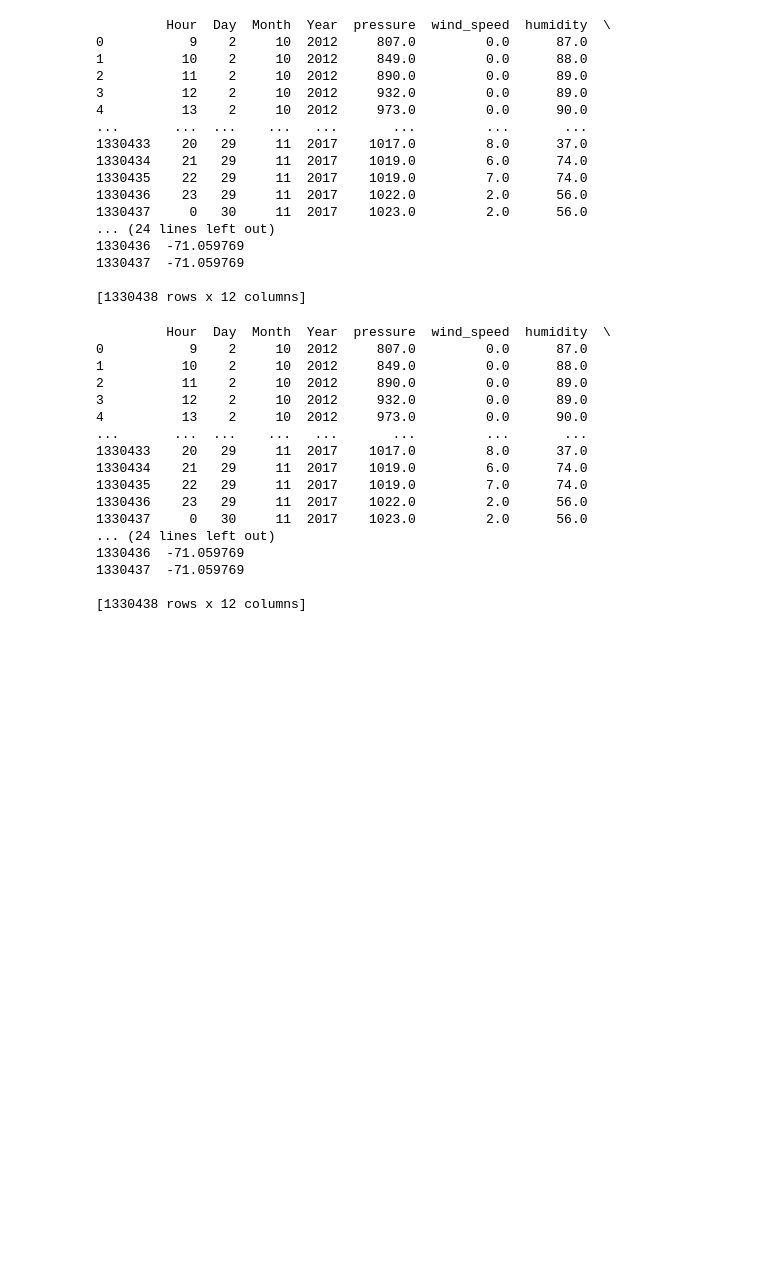
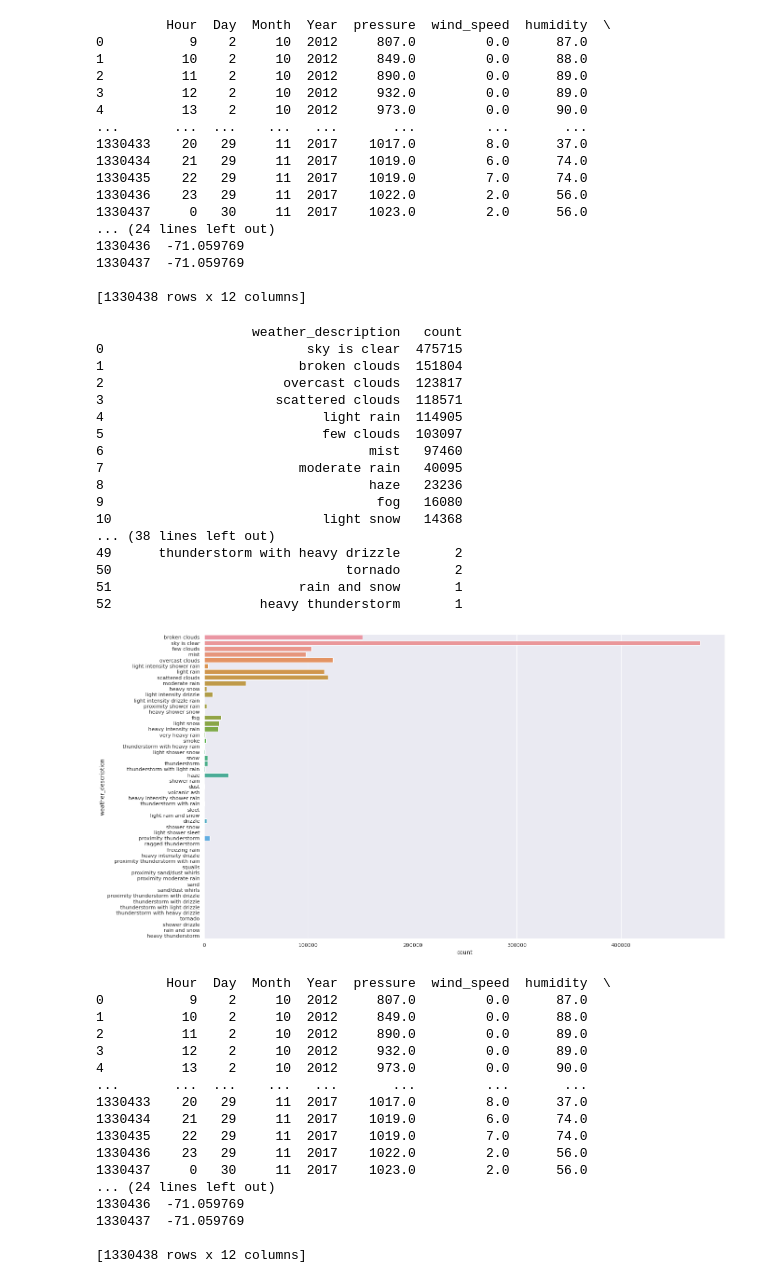
Before and after one commit to shamoryj/ML_final_project, a Jupyter notebook: preprocess_data.ipynb, the cells around one changed output. Drawn from its saved outputs; the diff is of its cells as text; code cells hidden in the pictures; blank space fills up the shorter version.

Commit message:
Display how skewed the output label (weather_description) counts are

```diff
--- a/preprocess_data.ipynb
+++ b/preprocess_data.ipynb
@@ -142,6 +145,35 @@ print(preprocess_df)
 1330437  -71.059769
 
 [1330438 rows x 12 columns]
+# %%
+# Display how skewed the output label (weather_description) counts are
+sns.set_theme(style="darkgrid")
+plt.figure(figsize = (20,12))
+ax = sns.countplot(y="weather_description", data=preprocess_df)
+counts = Counter(preprocess_df["weather_description"]).most_common()
+skew = pd.DataFrame()
+skew['weather_description'] = [descr for descr, count in counts]
+skew['count'] = [count for descr, count in counts]
+print(skew)
+# %% [output]
+                    weather_description   count
+0                          sky is clear  475715
+1                         broken clouds  151804
+2                       overcast clouds  123817
+3                      scattered clouds  118571
+4                            light rain  114905
+5                            few clouds  103097
+6                                  mist   97460
+7                         moderate rain   40095
+8                                  haze   23236
+9                                   fog   16080
+10                           light snow   14368
+... (38 lines left out)
+49      thunderstorm with heavy drizzle       2
+50                              tornado       2
+51                        rain and snow       1
+52                   heavy thunderstorm       1
+[figure, added]
 # %%
 # Encode weather description labels to integers
 labels, levels = pd.factorize(preprocess_df['weather_description'])
```
Also changed, not shown: parts of 2 cells of this notebook.
